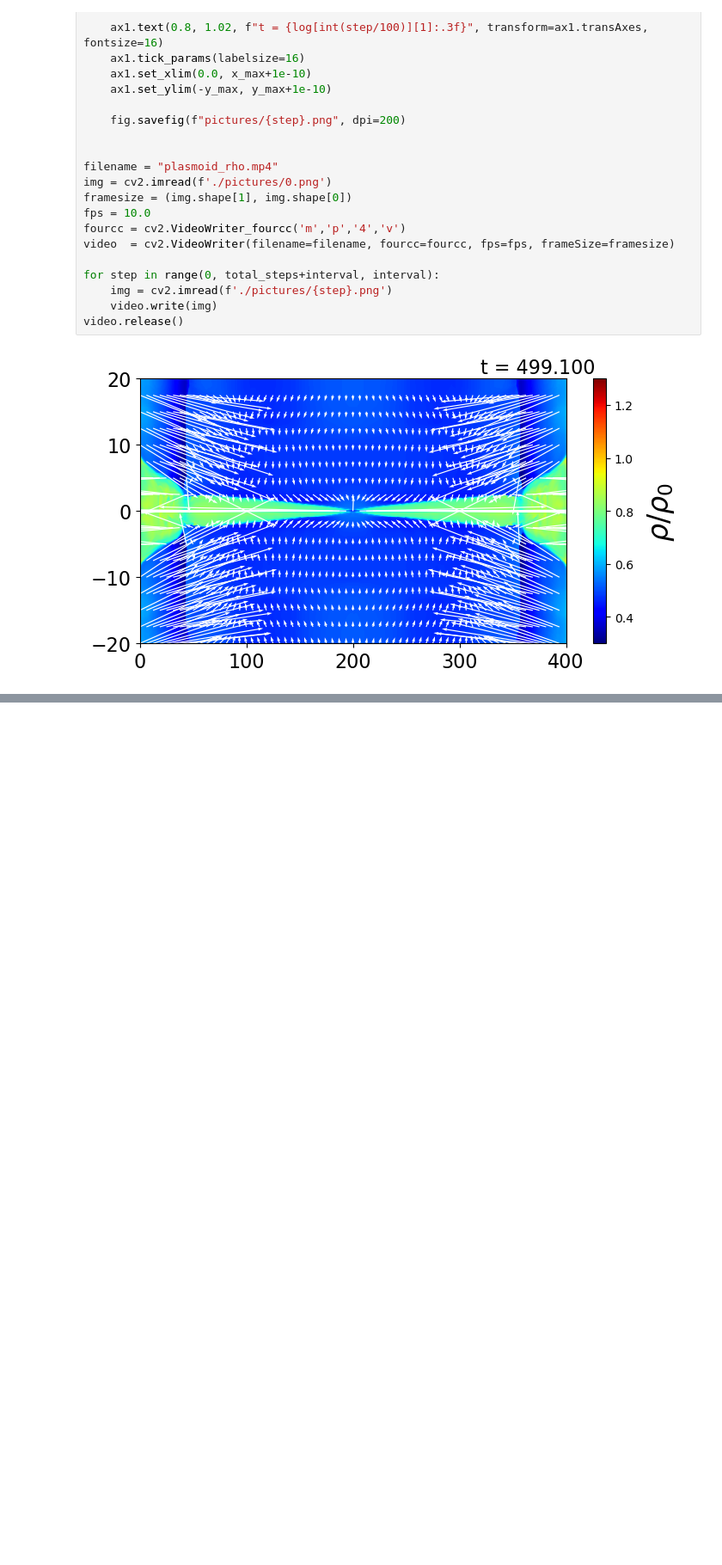
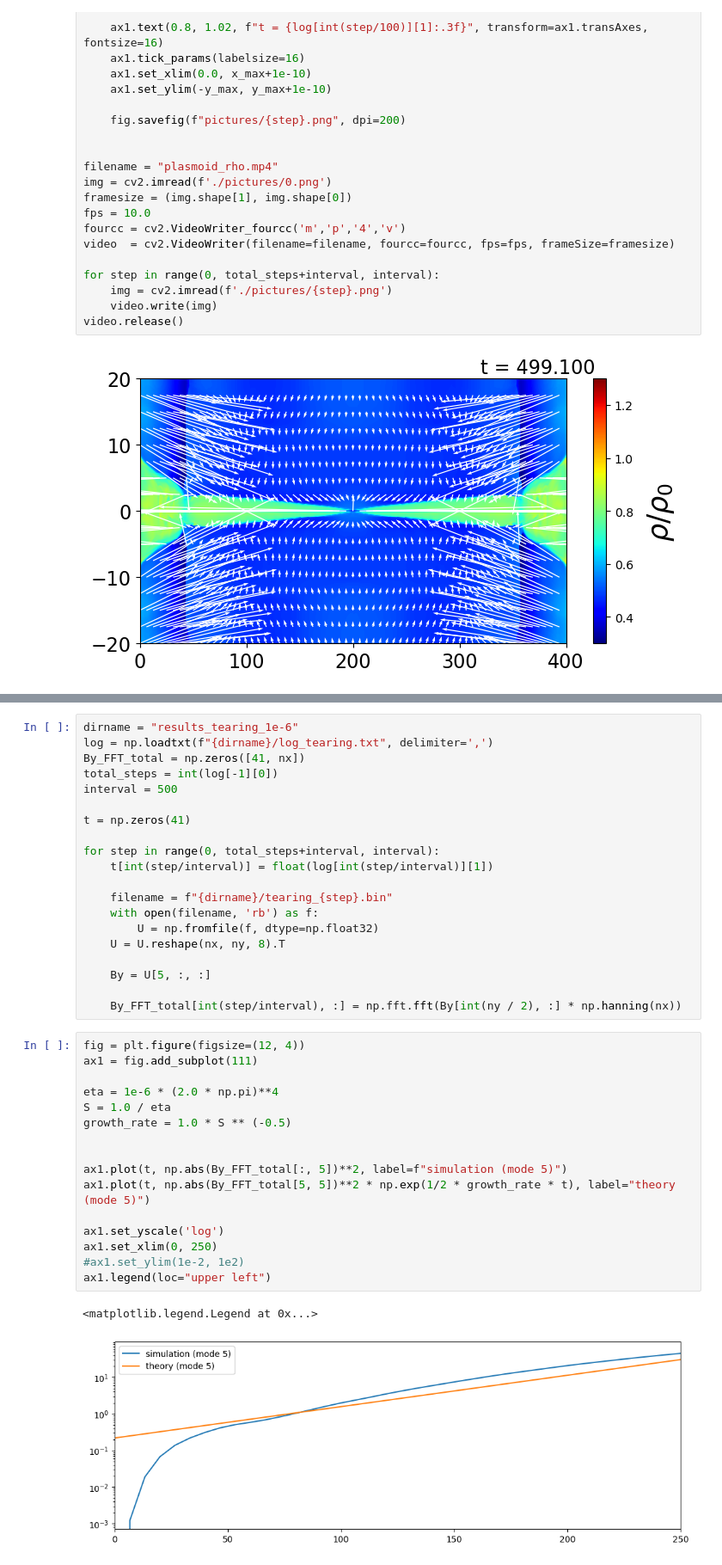
Before and after one commit to keita-akutagawa/ResistiveMHD_GPU, a Jupyter notebook: examples_2D/tearing/tearing.ipynb, the cells around one changed output, grey strips where cells are left out. Shown at 86% size. Drawn from its saved outputs; the diff is of its cells as text; blank space fills up the shorter version.

```diff
--- a/examples_2D/tearing/tearing.ipynb
+++ b/examples_2D/tearing/tearing.ipynb
@@ -251,0 +221,39 @@ video.release()
+# %%
+dirname = "results_tearing_1e-6"
+log = np.loadtxt(f"{dirname}/log_tearing.txt", delimiter=',')
+By_FFT_total = np.zeros([41, nx])
+total_steps = int(log[-1][0])
+interval = 500
+
+t = np.zeros(41)
+
+for step in range(0, total_steps+interval, interval):
+    t[int(step/interval)] = float(log[int(step/interval)][1])
+
+    filename = f"{dirname}/tearing_{step}.bin"
+    with open(filename, 'rb') as f:
+        U = np.fromfile(f, dtype=np.float32)
+    U = U.reshape(nx, ny, 8).T
+
+    By = U[5, :, :]
+
+    By_FFT_total[int(step/interval), :] = np.fft.fft(By[int(ny / 2), :] * np.hanning(nx))
+# %%
+fig = plt.figure(figsize=(12, 4))
+ax1 = fig.add_subplot(111)
+
+eta = 1e-6 * (2.0 * np.pi)**4
+S = 1.0 / eta
+growth_rate = 1.0 * S ** (-0.5)
+
+
+ax1.plot(t, np.abs(By_FFT_total[:, 5])**2, label=f"simulation (mode 5)")
+ax1.plot(t, np.abs(By_FFT_total[5, 5])**2 * np.exp(1/2 * growth_rate * t), label="theory (mode 5)")
+
+ax1.set_yscale('log')
+ax1.set_xlim(0, 250)
+#ax1.set_ylim(1e-2, 1e2)
+ax1.legend(loc="upper left")
+# %% [output]
+<matplotlib.legend.Legend at 0x...>
+[figure, added]
```
Also changed, not shown: parts of 6 cells of this notebook, 1 other file.
